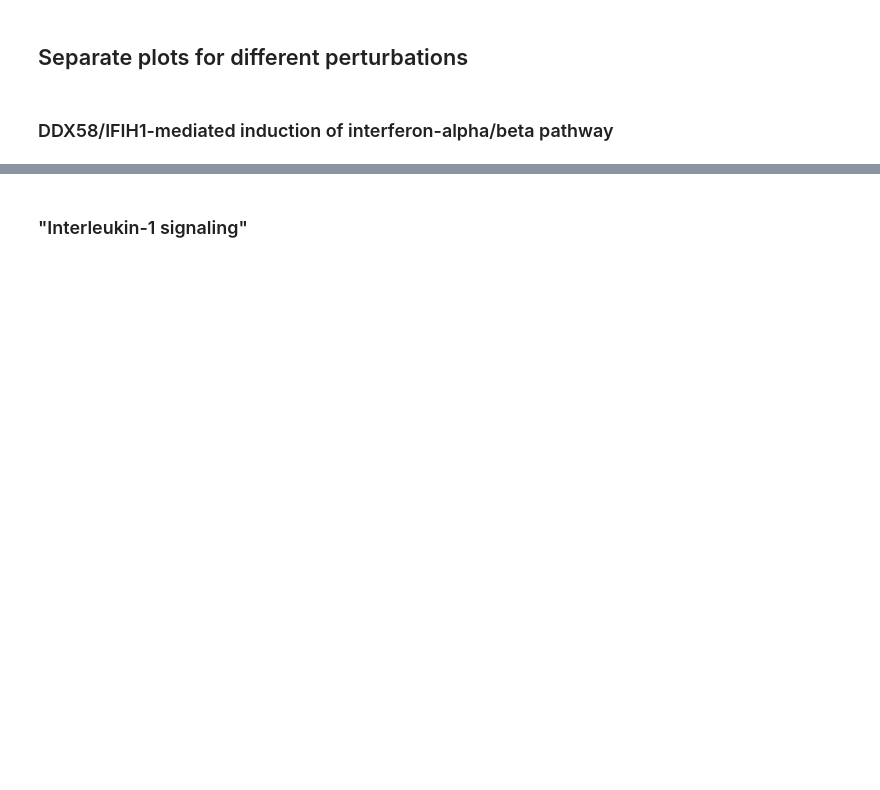
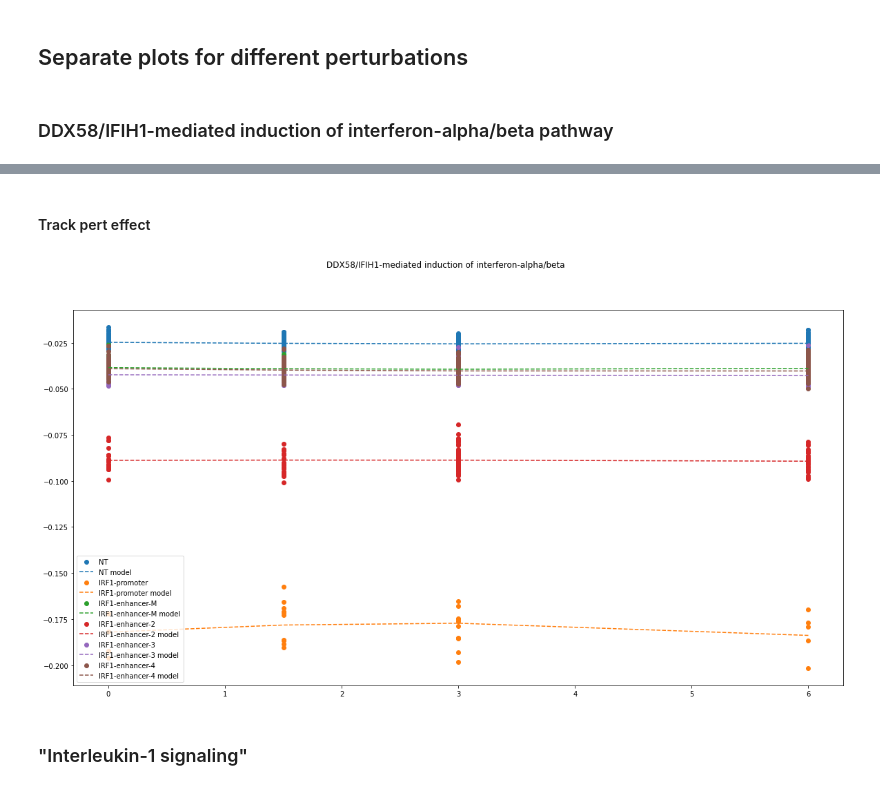
Before and after one commit to statisticalbiotechnology/lilliput, a Jupyter notebook: lilliput.ipynb, the cells around one changed output, grey strips where cells are left out. Cells and saved outputs as stored; diff of their text form; code cells hidden in the pictures; blank space fills up the shorter version.

```diff
--- a/lilliput.ipynb
+++ b/lilliput.ipynb
@@ -207,3 +219,39 @@ plt.show()
+# %% [markdown]
+#### Track pert effect
+# %%
+plt.rcParams['figure.figsize'] = [20, 10]
+fig, ax = plt.subplots(ncols=1)
+fig.suptitle("DDX58/IFIH1-mediated induction of interferon-alpha/beta")
+
+adata_selected = adata[adata.obs["IRF1"] == 1.0]
+adata_selected = adata_selected[:, [ind for ind, g in enumerate(adata_selected.var["features"])
+                                    if g in genes["DDX58/IFIH1-mediated induction of interferon-alpha/beta"]]]
+
+
+adata_selected_nc = adata[:, [ind for ind, g in enumerate(adata.var["features"])
+                                    if g in genes["Insulin Pathway"]]]
+group = ["NT", "IRF1-promoter", 'IRF1-enhancer-M', 'IRF1-enhancer-2', 'IRF1-enhancer-3', 'IRF1-enhancer-4']
+for g in zip(group):
+    # Selecting perturbation
+    adata_selected_group = adata_selected[adata_selected.obs["NT"] == g[0]]
+    adata_selected_group_nc = adata_selected_nc[adata_selected_nc.obs["NT"] == g[0]]
+
+    # svd
+    eigengenes, s, eigensamples = svd(adata_selected_group.X.toarray())
+    eigengenes_nc, s_nc, eigensamples_nc = svd(adata_selected_group_nc.X.toarray())
+
+    # model fitting
+    model4 = np.poly1d(np.polyfit(adata_selected_group.obs["Time"], eigengenes[:,0], 2))
+
+    # plotting
+    ax.scatter(adata_selected_group.obs["Time"], eigengenes[:,0], label=g[0])
+
+    ax.plot(np.sort(adata_selected_group.obs["Time"]), model4(np.sort(adata_selected_group.obs["Time"])), '--', label=g[0] + " model")
+
+ax.legend()
+plt.show()
+# %% [output]
+[figure, added]
 # %% [markdown]
 ### "Interleukin-1 signaling"
 # %%
```
Also changed, not shown: parts of 16 cells of this notebook.
